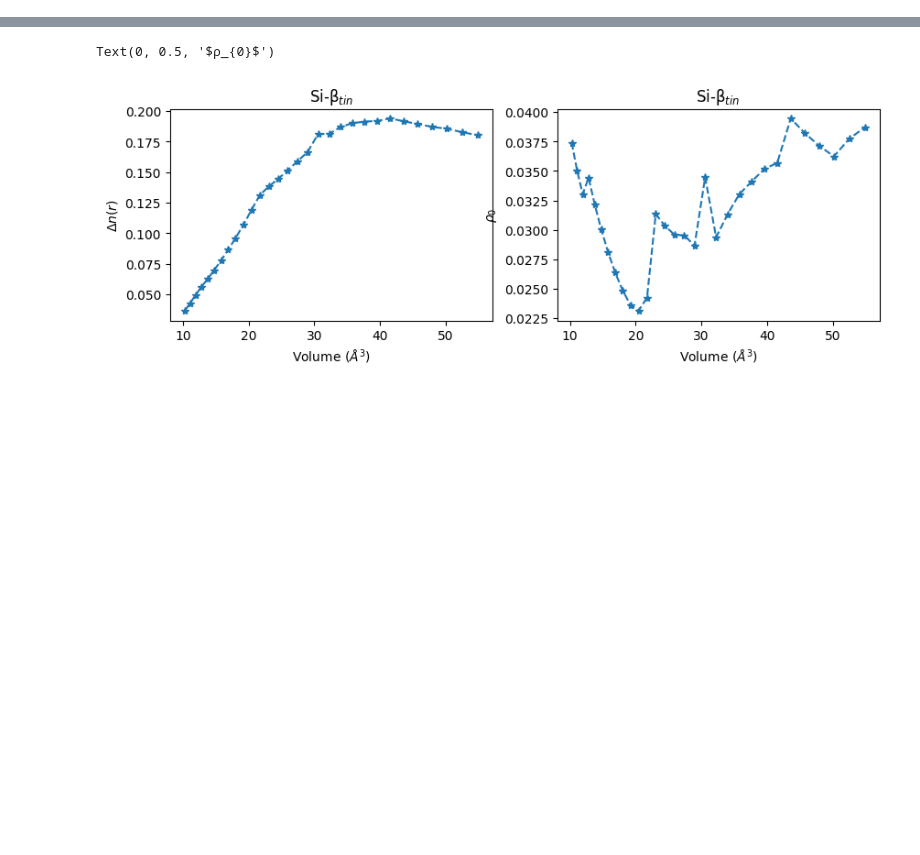
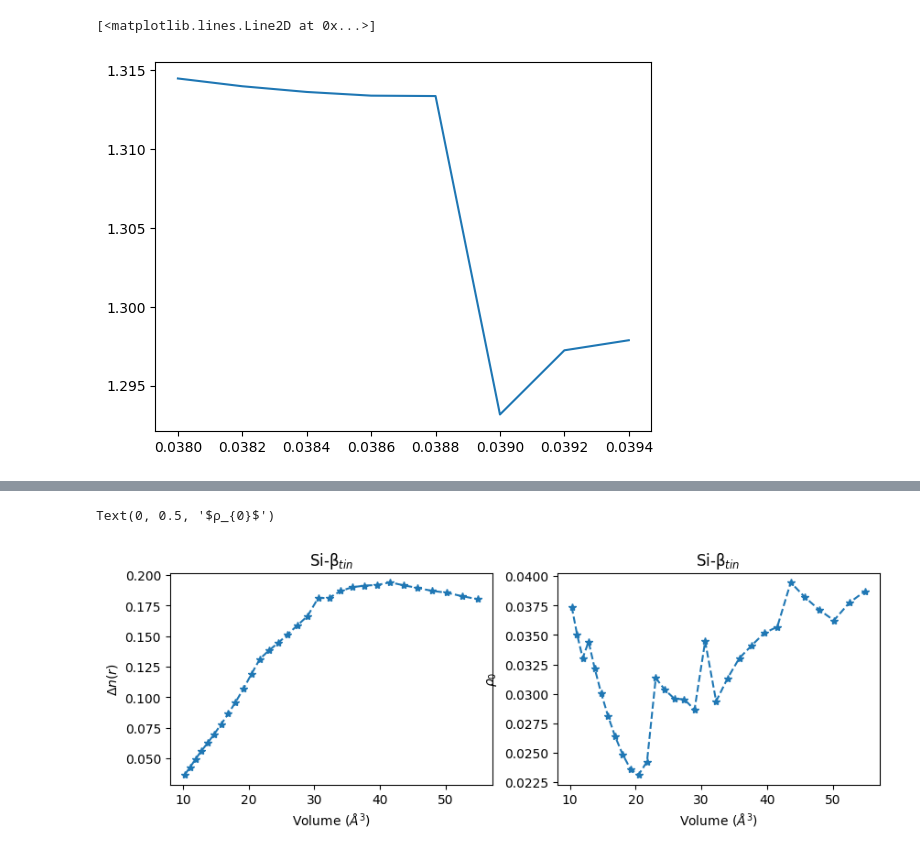
Before and after one commit to ValeriaRV99/wt, a Jupyter notebook: ks_calculations/Si_iso/DEN.ipynb, the cells around one changed output, grey strips where cells are left out. Saved outputs shown, nothing was run; the diff lists cells and outputs as text; code cells hidden in the pictures; blank space fills up the shorter version.

```diff
--- a/ks_calculations/Si_iso/DEN.ipynb
+++ b/ks_calculations/Si_iso/DEN.ipynb
@@ -124,0 +130,5 @@ Chemical potential (eV)  : -4.13857290556072
+# %%
+plt.plot(rho01, diff1)
+# %% [output]
+[<matplotlib.lines.Line2D at 0x...>]
+[figure, added]
```
Also changed, not shown: parts of 25 cells of this notebook, 25 other files.
